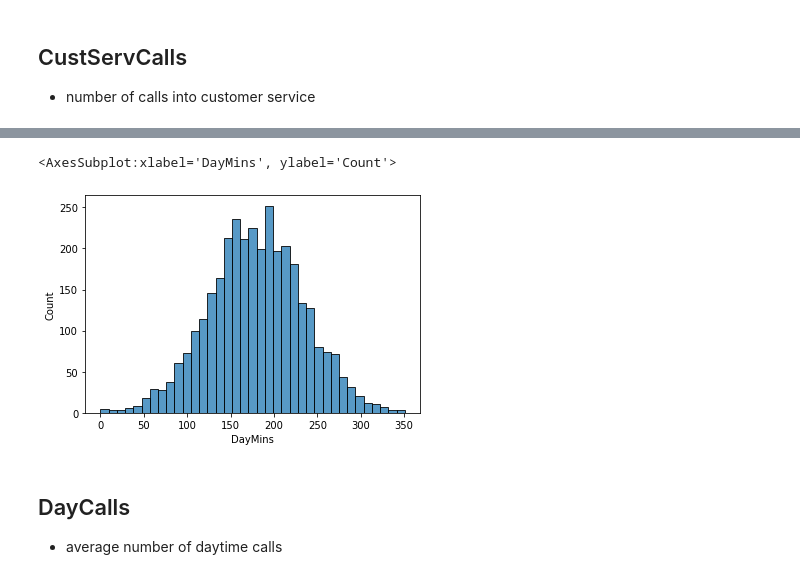
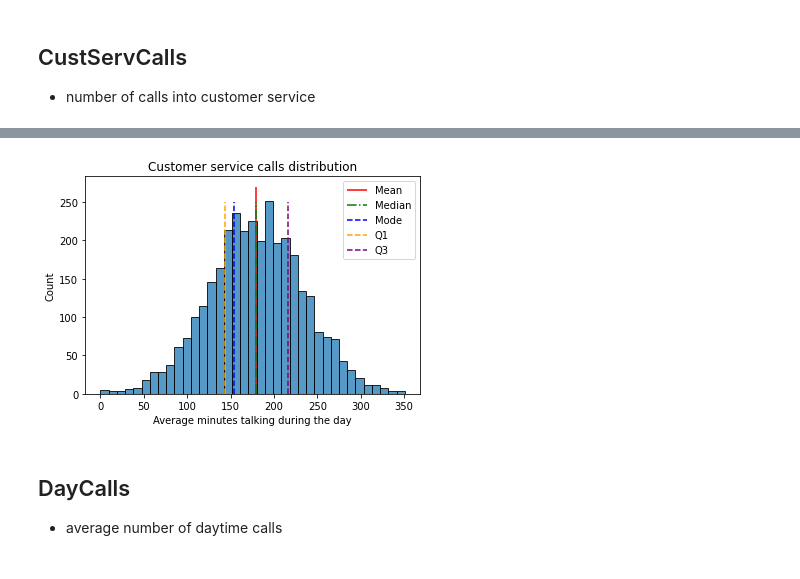
Before and after one commit to CarJung/Churn_exploration, a Jupyter notebook: EDA.ipynb, the cells around one changed output, grey strips where cells are left out. Saved outputs shown, nothing was run; the diff lists cells and outputs as text; code cells hidden in the pictures.

```diff
--- a/EDA.ipynb
+++ b/EDA.ipynb
@@ -96,8 +121,15 @@ sns.histplot(data['CustServCalls'],bins=10)
-# %%
-sns.histplot(data['DayMins'])
-# %% [output]
-<AxesSubplot:xlabel='DayMins', ylabel='Count'>
-[figure, removed]
+# %%
+sns.histplot(data['DayMins'])
+plt.title('Customer service calls distribution')
+plt.vlines(data['DayMins'].mean(),0,270,color='red',label='Mean' , linestyles='solid')
+plt.vlines(data['DayMins'].median(),0,250,color='green',label='Median', linestyles='dashdot')
+plt.vlines(data['DayMins'].mode()[0],0,250,color='blue',label='Mode', linestyles='dashed')
+plt.vlines(data['DayMins'].quantile(0.25),0,250,color='orange',label='Q1', linestyles='dashed')
+plt.vlines(data['DayMins'].quantile(0.75),0,250,color='purple',label='Q3', linestyles='dashed')
+plt.xlabel('Average minutes talking during the day');
+plt.legend();
+# %% [output]
+[figure, added]
 # %% [markdown]
 ## DayCalls
 - average number of daytime calls
```
Also changed, not shown: parts of 21 cells of this notebook, 1 other file.
